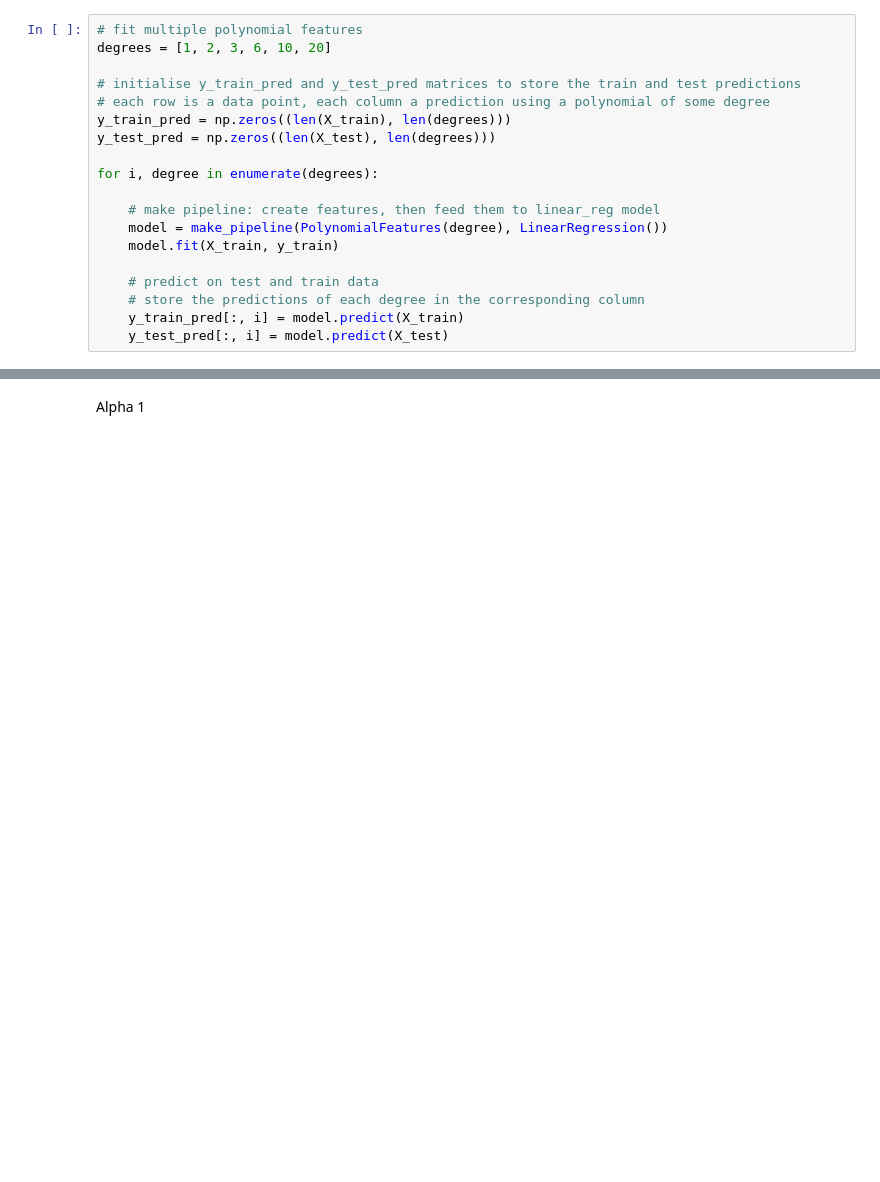
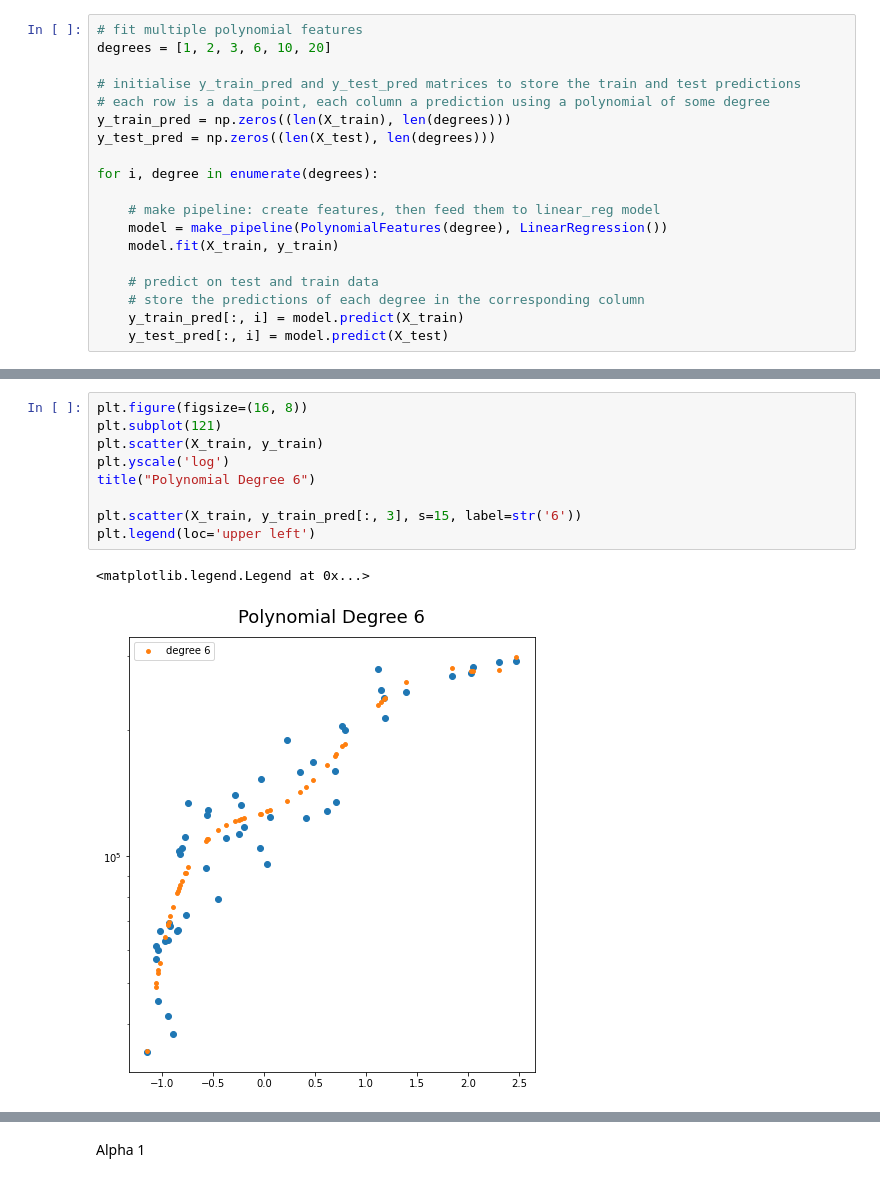
Before and after one commit to LuizLopes-cct/CA2, a Jupyter notebook: CA2_Machine_Learning.ipynb, the cells around one changed output, grey strips where cells are left out. Saved outputs shown, nothing was run; the diff lists cells and outputs as text; blank space fills up the shorter version.

```diff
--- a/CA2_Machine_Learning.ipynb
+++ b/CA2_Machine_Learning.ipynb
@@ -226,3 +181,15 @@ for i, degree in enumerate(degrees):
+# %%
+plt.figure(figsize=(16, 8))
+plt.subplot(121)
+plt.scatter(X_train, y_train)
+plt.yscale('log')
+title("Polynomial Degree 6")
+
+plt.scatter(X_train, y_train_pred[:, 3], s=15, label=str('6'))
+plt.legend(loc='upper left')
+# %% [output]
+<matplotlib.legend.Legend at 0x...>
+[figure, added]
 # %%
 # compare r2 for train and test sets (for all polynomial fits)
 print("R-squared values: \n")
```
Also changed, not shown: parts of 55 cells of this notebook, 6 other files.
